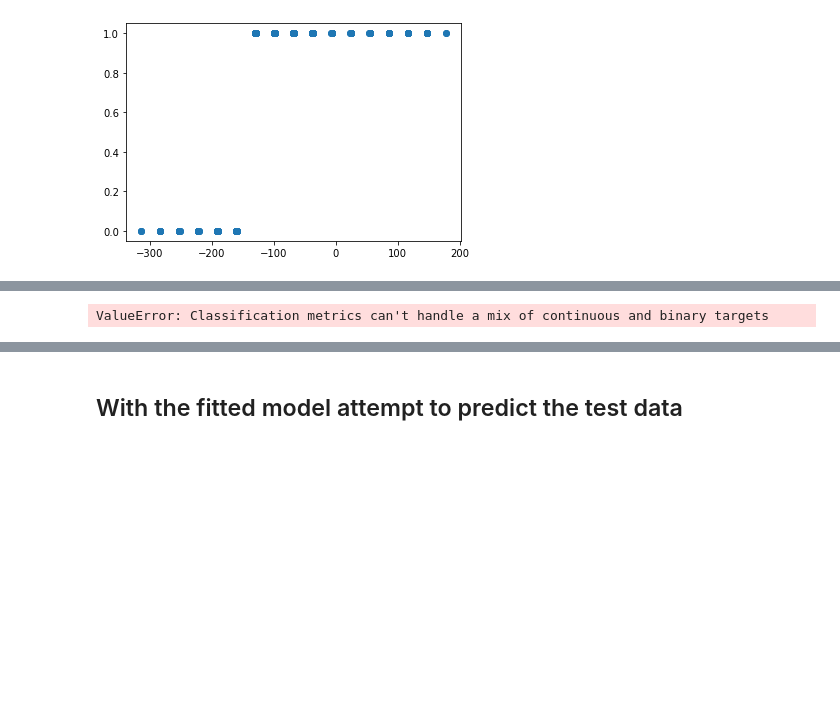
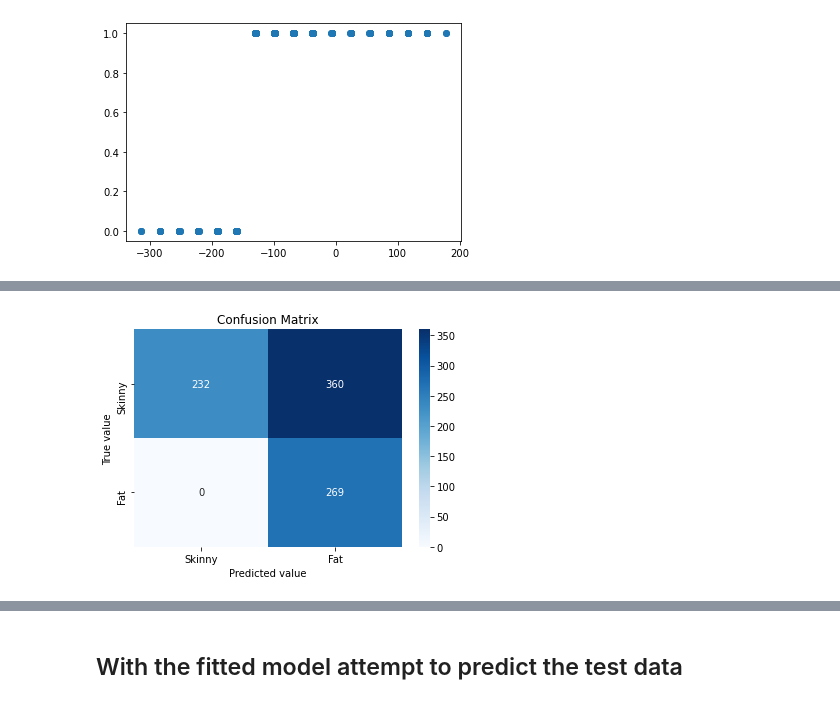
Before and after one commit to G-Licitra/hime, a Jupyter notebook: hime_ALL_types_LogMM.ipynb, the cells around one changed output, grey strips where cells are left out. Cells and saved outputs as stored; diff of their text form; code cells hidden in the pictures; blank space fills up the shorter version.

```diff
--- a/hime_ALL_types_LogMM.ipynb
+++ b/hime_ALL_types_LogMM.ipynb
@@ -129,0 +150,14 @@ _ = plt.scatter(reg.fitted_values, data[mixed_dict["target"]])
+# %%
+def sigmoid(z):
+    # Note it might be necessary to replace the np.exp with casadi version
+    """
+    Compute the sigmoid of z
+
+    Arguments:
+    z -- A scalar or numpy array of any size.
+
+    Return:
+    s -- sigmoid(z)
+    """
+    s = 1 / (1 + np.exp(-z))
+    return s
@@ -130,4 +179,20 @@ _ = plt.scatter(reg.fitted_values, data[mixed_dict["target"]])
 # %%
-c_mat = confusion_matrix(reg.fitted_values, data[mixed_dict["target"]])
+c_mat = confusion_matrix(sigmoid(reg.fitted_values).round(1), data[mixed_dict["target"]])
-# %% [output]
-ValueError: Classification metrics can't handle a mix of continuous and binary targets
+# %%
+cmap='Blues'
+categories=["Skinny", "Fat"]
+
+_ = sns.heatmap(c_mat,
+                annot=True,
+                fmt="",
+                cmap=cmap,
+#                 cbar=cbar,
+                xticklabels=categories,
+                yticklabels=categories
+               )
+_ = plt.title("Confusion Matrix")
+# _ = plt.xlabel(f'Predicted value\n\nAccuracy={summary_df["Accuracy"].values[0]}\nSensitivity={summary_df["Sensitivity"].values[0]}\nSpecificity={summary_df["Specificity"].values[0]}\nF1 Score={summary_df["F1"].values[0]}')
+_ = plt.xlabel(f'Predicted value')
+_ = plt.ylabel("True value")
+# %% [output]
+[figure, added]
```
Also changed, not shown: parts of 13 cells of this notebook, 27 other files.
